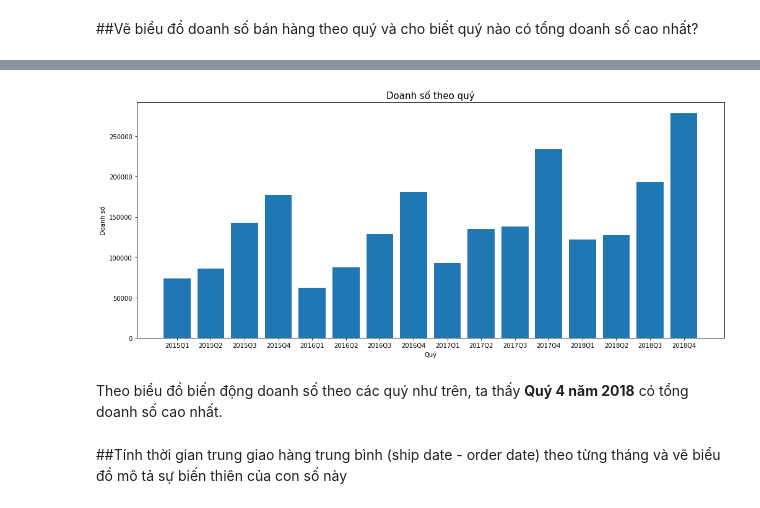
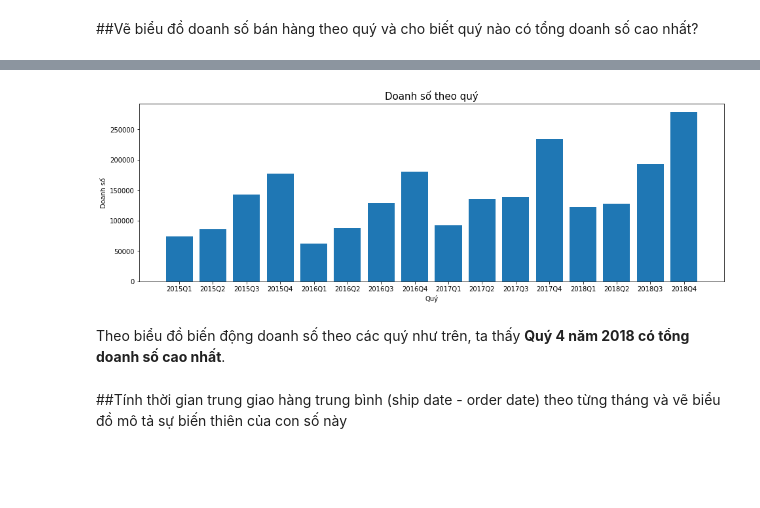
Before and after one commit to HienNguyenMinh/PythonAssignment, a Jupyter notebook: BaiTap4_Assignment.ipynb, the cells around one changed output, grey strips where cells are left out. Drawn from its saved outputs; the diff is of its cells as text; code cells hidden in the pictures; blank space fills up the shorter version.

```diff
--- a/BaiTap4_Assignment.ipynb
+++ b/BaiTap4_Assignment.ipynb
@@ -286,20 +236,20 @@ Freq: Q-DEC, Name: Sales, dtype: float64
 # %%
 #Vẽ lưới biểu đồ
-fig, ax = plt.subplots(num=None, sharey=True, figsize = (17,7))
+fig, ax = plt.subplots(num=None, sharey=True, figsize = (16,5))
 
 #Vẽ biểu đồ dạng bar
 x = sales.index.astype(str)
 y = sales.values
 
 ax.bar(x, y)
 ax.set_xlabel('Quý')
 ax.set_ylabel('Doanh số')
 ax.set_title('Doanh số theo quý', fontsize=15)
 plt.show()
 # %% [output]
-[figure, old version]
+[figure, new version]
 # %% [markdown]
-Theo biểu đồ biến động doanh số theo các quý như trên, ta thấy **Quý 4 năm 2018** có tổng doanh số cao nhất.
+Theo biểu đồ biến động doanh số theo các quý như trên, ta thấy **Quý 4 năm 2018 có tổng doanh số cao nhất**.
 # %% [markdown]
 ##Tính thời gian trung giao hàng trung bình (ship date - order date) theo từng tháng và vẽ biểu đồ mô tả sự biến thiên của con số này
 # %%
```
Also changed, not shown: parts of 22 cells of this notebook.
